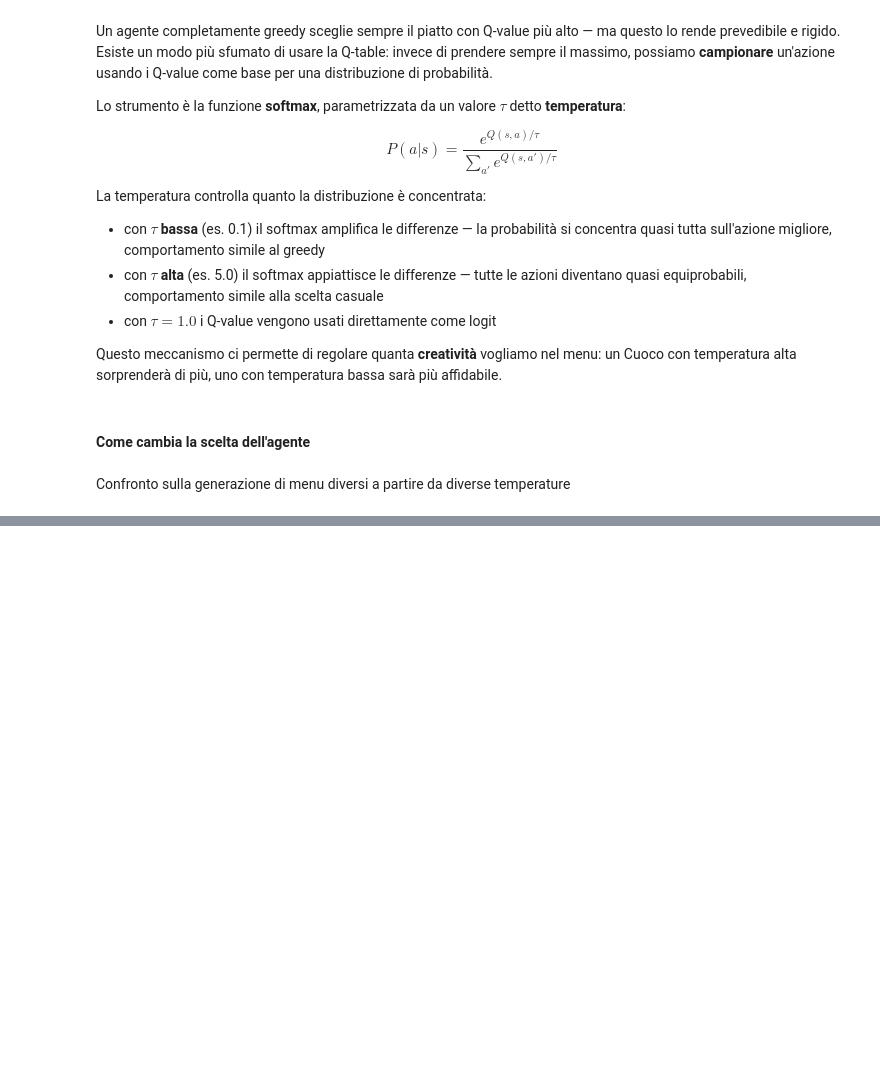
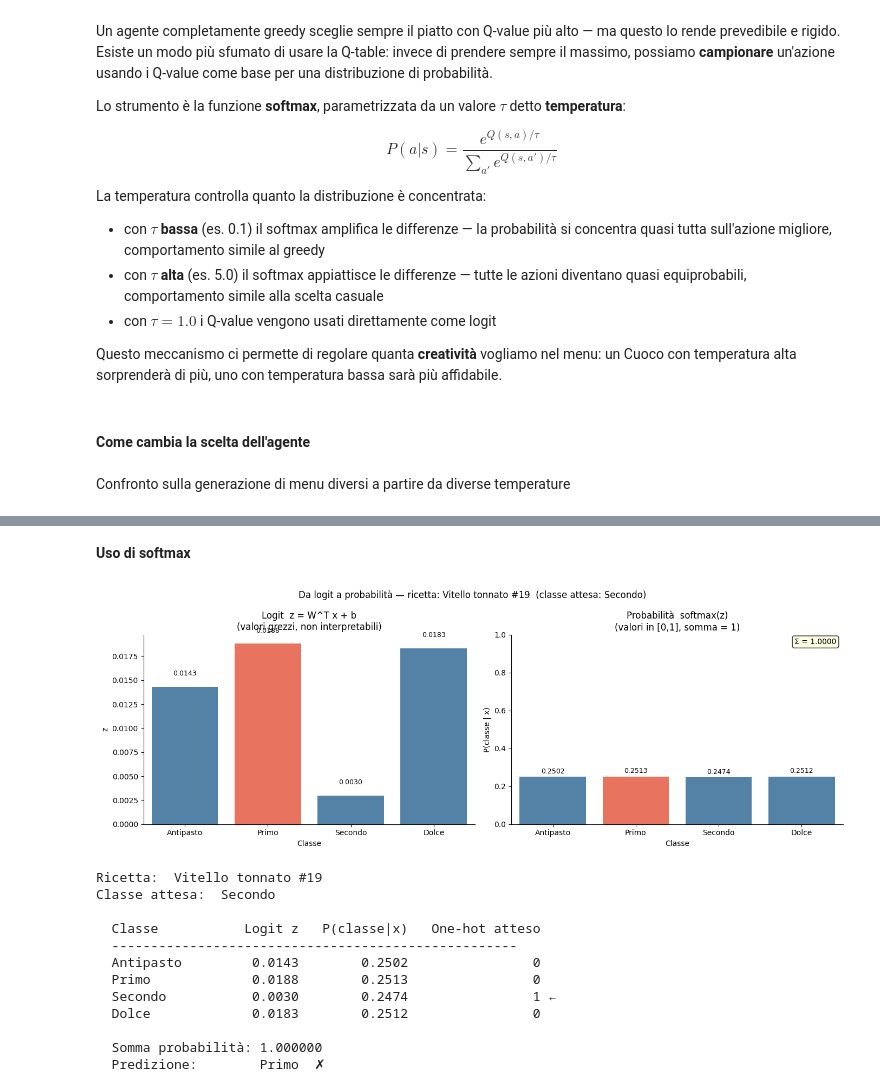
Before and after one commit to afflint/tdl, a Jupyter notebook: 2025-26/machine_learning.ipynb, the cells around one changed output, grey strips where cells are left out. Drawn from its saved outputs; the diff is of its cells as text; code cells hidden in the pictures; blank space fills up the shorter version.

```diff
--- a/2025-26/machine_learning.ipynb
+++ b/2025-26/machine_learning.ipynb
@@ -1121,0 +1586,73 @@ print_menus(agent, n=10, temperature=0.9)
+# %% [markdown]
+**Uso di softmax**
+# %%
+# --- Applying softmax to our logit vector ---
+
+def softmax(z_vec):
+    """Softmax function for a vector."""
+    e = np.exp(z_vec - np.max(z_vec))  # numerical stability
+    return e / e.sum()
+
+# Recompute logits explicitly to avoid naming conflicts
+logits = W.T @ x + b
+probs  = softmax(logits)
+
+# --- Plot: logits vs probabilities ---
+fig, axes = plt.subplots(1, 2, figsize=(14, 5))
+
+colors_logits = ['tomato' if i == np.argmax(logits) else 'steelblue' for i in range(len(CLASSES))]
+colors_probs  = ['tomato' if i == np.argmax(probs)  else 'steelblue' for i in range(len(CLASSES))]
+
+# Left: raw logits
+sns.barplot(x=CLASSES, y=logits, hue=CLASSES, palette=colors_logits, legend=False, ax=axes[0])
+axes[0].axhline(0, color='gray', linewidth=0.8, linestyle='--')
+axes[0].set_title('Logit  z = W^T x + b\n(valori grezzi, non interpretabili)')
+axes[0].set_xlabel('Classe')
+axes[0].set_ylabel('z')
+for i, val in enumerate(logits):
+    axes[0].text(i, val + (0.001 if val >= 0 else -0.001),
+                 f'{val:.4f}', ha='center', va='bottom' if val >= 0 else 'top', fontsize=9)
+
+# Right: probabilities after softmax
+sns.barplot(x=CLASSES, y=probs, hue=CLASSES, palette=colors_probs, legend=False, ax=axes[1])
+axes[1].set_title('Probabilità  softmax(z)\n(valori in [0,1], somma = 1)')
+axes[1].set_xlabel('Classe')
+axes[1].set_ylabel('P(classe | x)')
+axes[1].set_ylim(0, 1)
+for i, val in enumerate(probs):
+    axes[1].text(i, val + 0.01, f'{val:.4f}', ha='center', va='bottom', fontsize=9)
+
+axes[1].text(0.98, 0.95, f'Σ = {probs.sum():.4f}',
+             transform=axes[1].transAxes, ha='right', fontsize=10,
+             bbox=dict(boxstyle='round', facecolor='lightyellow', alpha=0.8))
+
+sns.despine()
+plt.suptitle(f'Da logit a probabilità — ricetta: {recipe}  (classe attesa: {label})',
+             fontsize=12)
+plt.tight_layout()
+plt.show()
+
+# --- Numerical summary ---
+print(f"Ricetta:  {recipe}")
+print(f"Classe attesa:  {label}\n")
+print(f"  {'Classe':<12}  {'Logit z':>10}  {'P(classe|x)':>12}  {'One-hot atteso':>15}")
+print(f"  {'-'*52}")
+for cls, zi, pi, yi in zip(CLASSES, logits, probs, Y_onehot[example_idx]):
+    marker = ' ←' if cls == label else ''
+    print(f"  {cls:<12}  {zi:>10.4f}  {pi:>12.4f}  {int(yi):>15}{marker}")
+print(f"\n  Somma probabilità: {probs.sum():.6f}")
+print(f"  Predizione:        {CLASSES[np.argmax(probs)]}  {'✓' if np.argmax(probs) == y[example_idx] else '✗'}")
+# %% [output]
+[figure, added]
+Ricetta:  Vitello tonnato #19
+Classe attesa:  Secondo
+
+  Classe           Logit z   P(classe|x)   One-hot atteso
+  ----------------------------------------------------
+  Antipasto         0.0143        0.2502                0
+  Primo             0.0188        0.2513                0
+  Secondo           0.0030        0.2474                1 ←
+  Dolce             0.0183        0.2512                0
+
+  Somma probabilità: 1.000000
+  Predizione:        Primo  ✗
```
Also changed, not shown: parts of 28 cells of this notebook, 1 other file.
